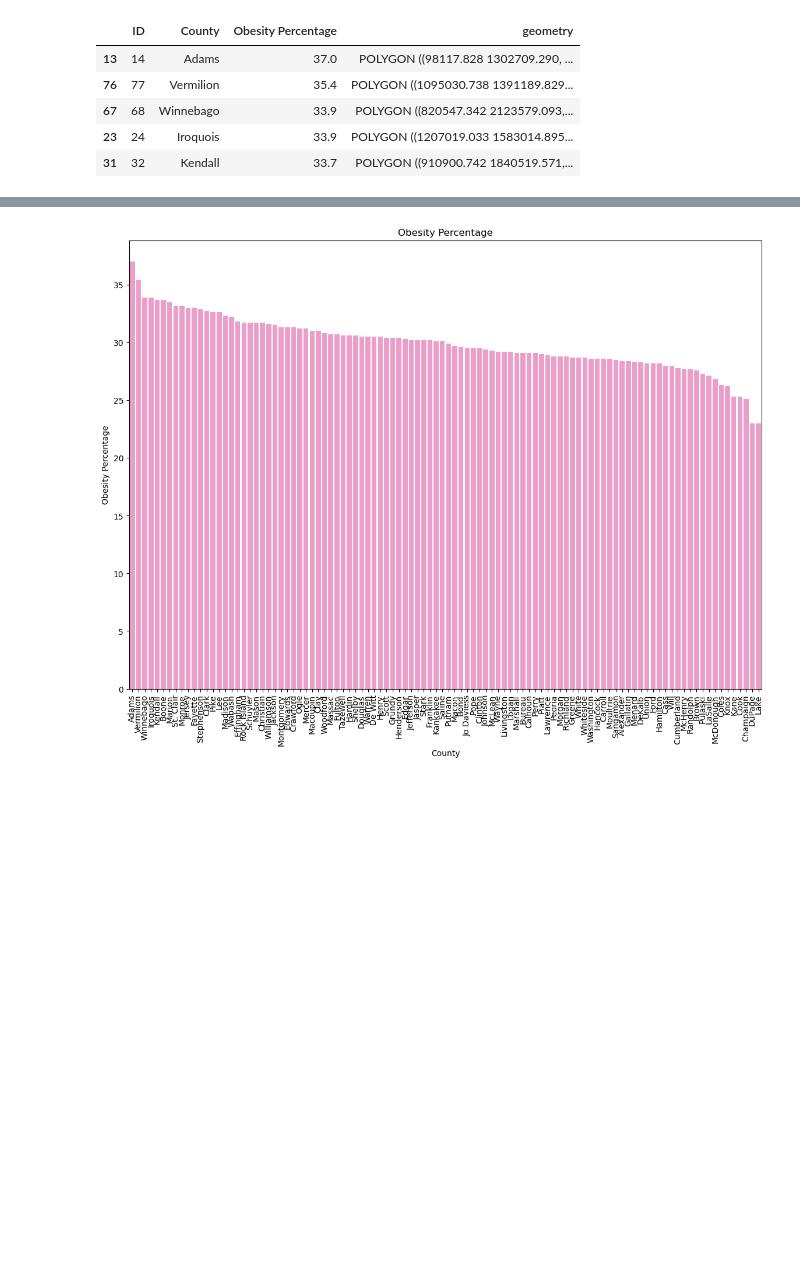
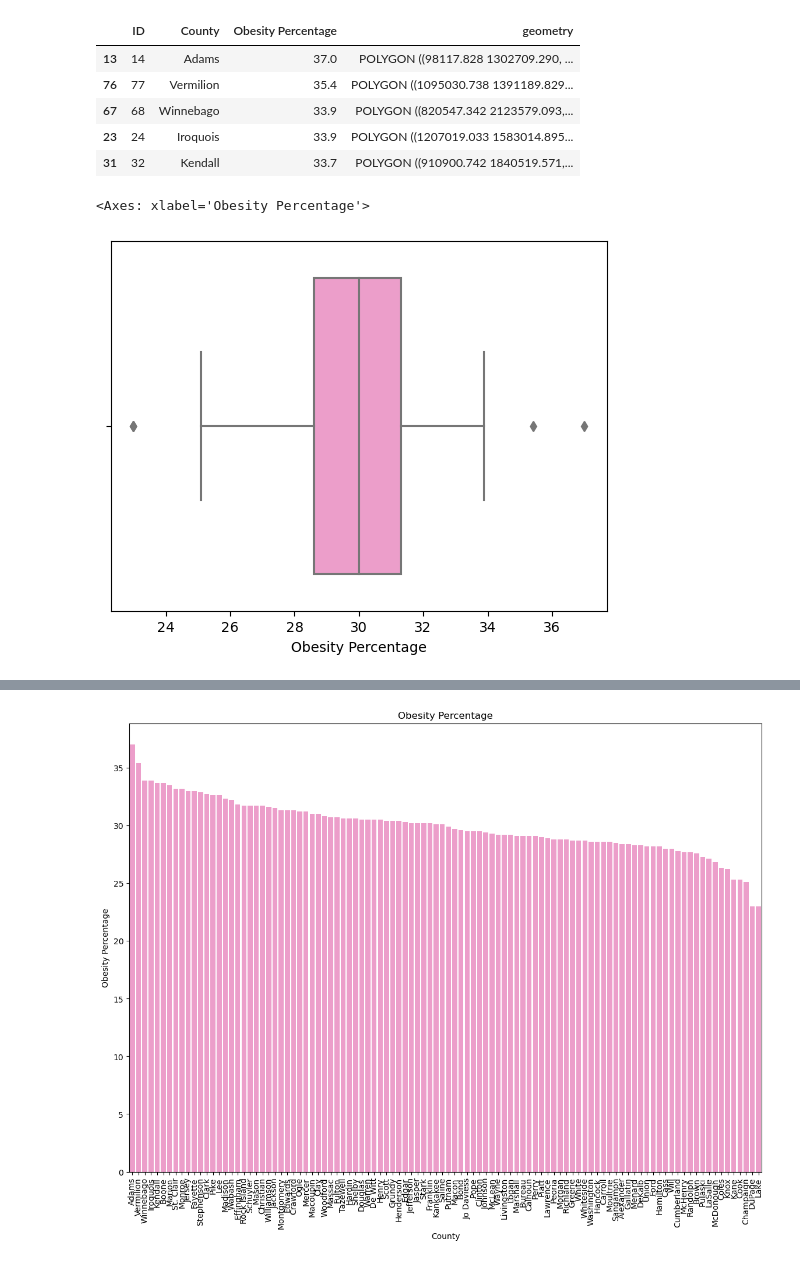
Before and after one commit to SullivanAV/district-data, a Jupyter notebook: capstone-map.ipynb, the cells around one changed output, grey strips where cells are left out. Saved outputs shown, nothing was run; the diff lists cells and outputs as text; code cells hidden in the pictures; blank space fills up the shorter version.

```diff
--- a/capstone-map.ipynb
+++ b/capstone-map.ipynb
@@ -42,3 +42,8 @@ obesity.head()
 | 67 | 68 | Winnebago | 33.9 | POLYGON ((820547.342 2123579.093,... |
 | 23 | 24 | Iroquois | 33.9 | POLYGON ((1207019.033 1583014.895... |
 | 31 | 32 | Kendall | 33.7 | POLYGON ((910900.742 1840519.571,... |
+# %%
+sns.boxplot(x=obesity["Obesity Percentage"], color='#F991CC')
+# %% [output]
+<Axes: xlabel='Obesity Percentage'>
+[figure, added]
```
Also changed, not shown: parts of 10 cells of this notebook, 3 other files.
